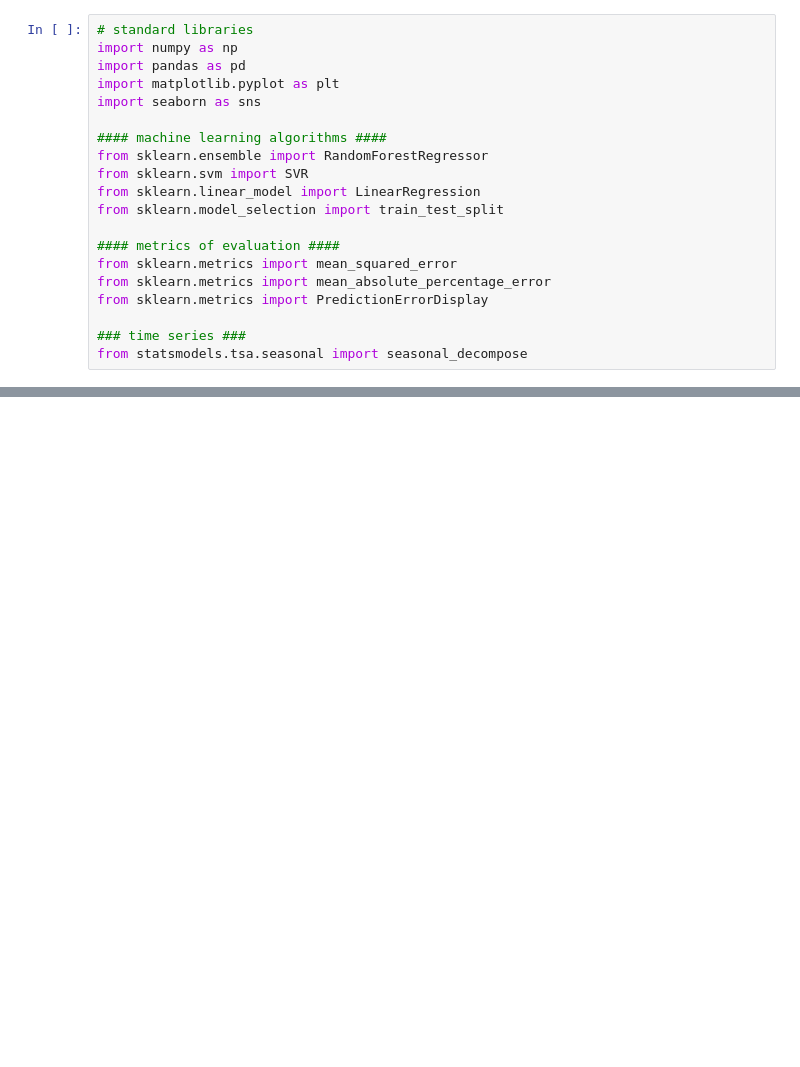
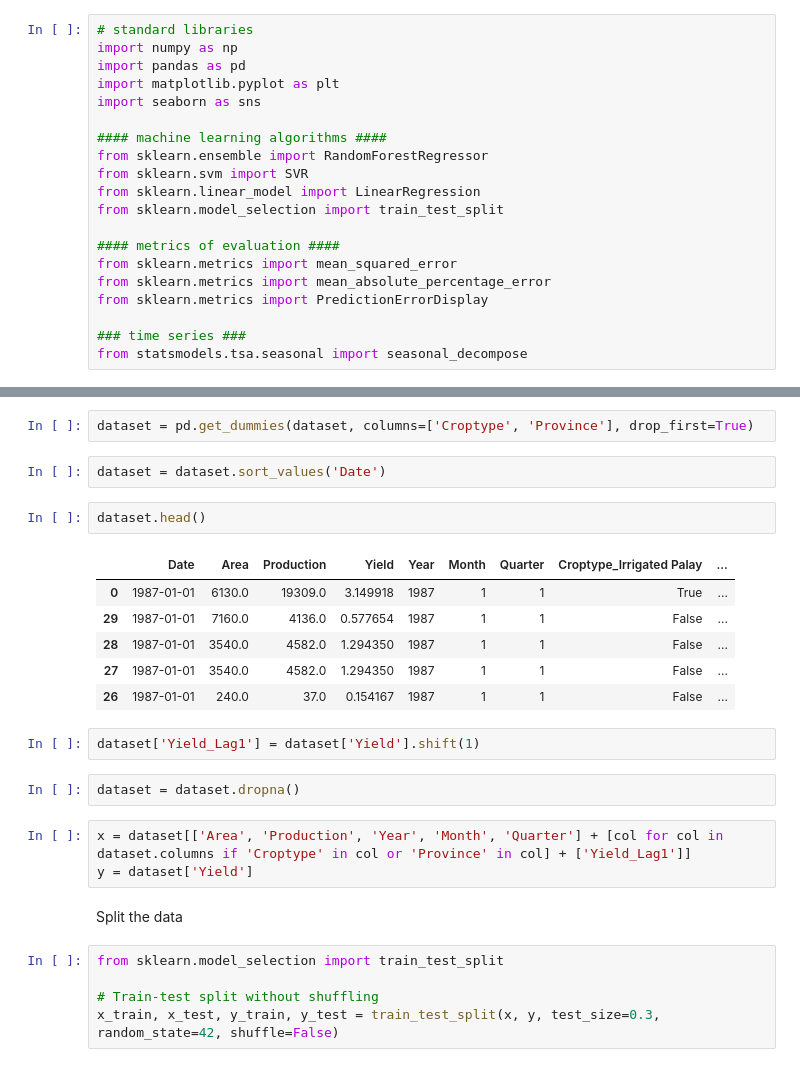
Before and after one commit to kazeulo/Project_197, a Jupyter notebook: Linear_regression.ipynb, the cells around one changed output, grey strips where cells are left out. Cells and saved outputs as stored; diff of their text form; blank space fills up the shorter version.

```diff
--- a/Linear_regression.ipynb
+++ b/Linear_regression.ipynb
@@ -265,0 +93,27 @@ plt.show()
+# %%
+dataset = pd.get_dummies(dataset, columns=['Croptype', 'Province'], drop_first=True)
+# %%
+dataset = dataset.sort_values('Date')
+# %%
+dataset.head()
+# %% [output]
+|  | Date | Area | Production | Yield | Year | Month | Quarter | Croptype_Irrigated Palay | ... |
+| 0 | 1987-01-01 | 6130.0 | 19309.0 | 3.149918 | 1987 | 1 | 1 | True | ... |
+| 29 | 1987-01-01 | 7160.0 | 4136.0 | 0.577654 | 1987 | 1 | 1 | False | ... |
+| 28 | 1987-01-01 | 3540.0 | 4582.0 | 1.294350 | 1987 | 1 | 1 | False | ... |
+| 27 | 1987-01-01 | 3540.0 | 4582.0 | 1.294350 | 1987 | 1 | 1 | False | ... |
+| 26 | 1987-01-01 | 240.0 | 37.0 | 0.154167 | 1987 | 1 | 1 | False | ... |
+# %%
+dataset['Yield_Lag1'] = dataset['Yield'].shift(1)
+# %%
+dataset = dataset.dropna()
+# %%
+x = dataset[['Area', 'Production', 'Year', 'Month', 'Quarter'] + [col for col in dataset.columns if 'Croptype' in col or 'Province' in col] + ['Yield_Lag1']]
+y = dataset['Yield']
+# %% [markdown]
+Split the data
+# %%
+from sklearn.model_selection import train_test_split
+
+# Train-test split without shuffling
+x_train, x_test, y_train, y_test = train_test_split(x, y, test_size=0.3, random_state=42, shuffle=False)
```
Also changed, not shown: parts of 54 cells of this notebook.
